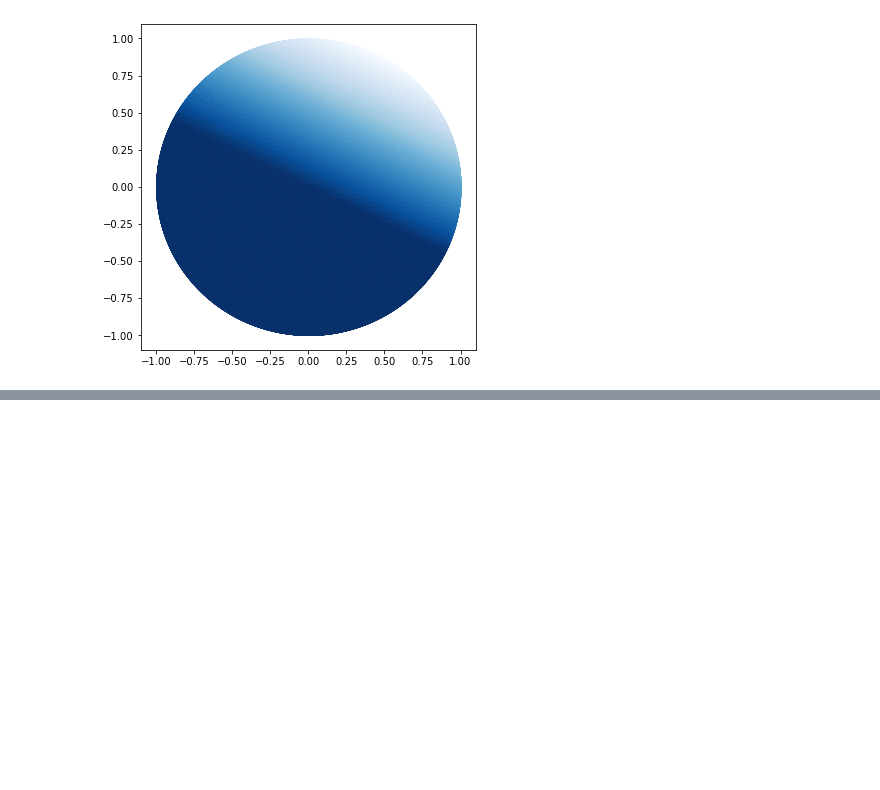
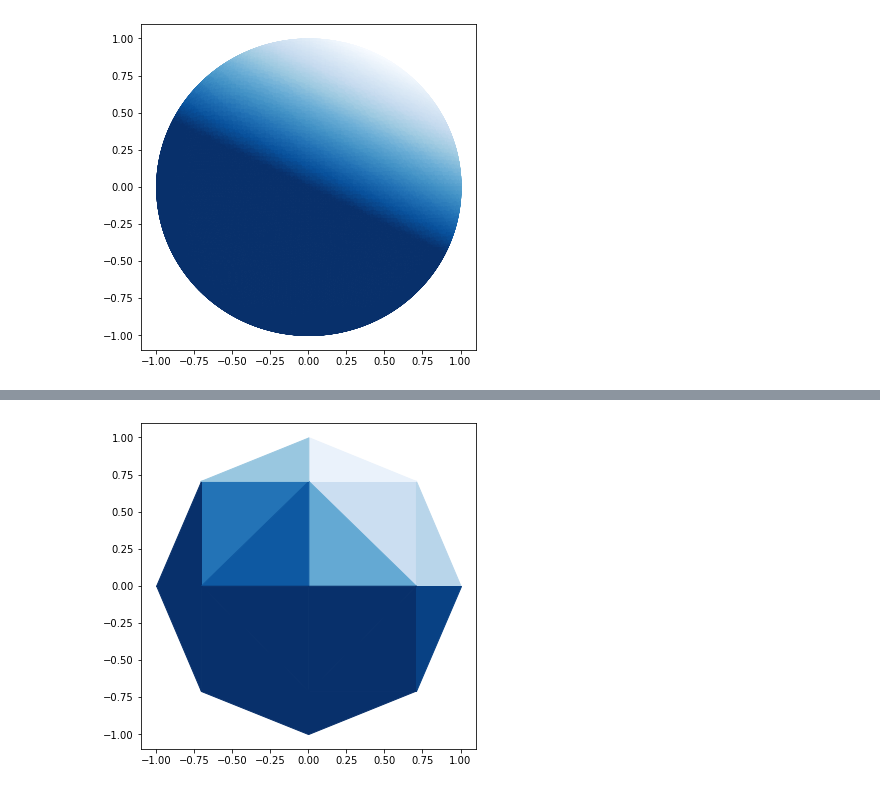
Before and after one commit to Lang-Shao/graduate_cource, a Jupyter notebook: Using_Python/Python_Books/2020Math_for_Programmers/Chapter 03/Ch03_mytest.ipynb, the cells around one changed output, grey strips where cells are left out. Drawn from its saved outputs; the diff is of its cells as text; code cells hidden in the pictures; blank space fills up the shorter version.

```diff
--- a/Using_Python/Python_Books/2020Math_for_Programmers/Chapter 03/Ch03_mytest.ipynb
+++ b/Using_Python/Python_Books/2020Math_for_Programmers/Chapter 03/Ch03_mytest.ipynb
@@ -338,7 +338,7 @@ def draw2d(*objects, origin=True, axes=True, grid=(1,1), nice_aspect_ratio=True,
                 for i in range(0,len(object.vertices)):
                     x1, y1 = object.vertices[i]
                     x2, y2 = object.vertices[(i+1)%len(object.vertices)]
-                    plt.plot([x1,x2],[y1,y2], color=object.color, lw=0)
+                    plt.plot([x1,x2],[y1,y2], color=object.color, lw=1)
             if object.fill:
                 patches = []
                 poly = Polygon(object.vertices, True)
@@ -416,0 +436,4 @@ render(sphere_approx(6), lines='gray')
+# %%
+render(sphere_approx(1), lines='gray')
+# %% [output]
+[figure, added]
```
Also changed, not shown: parts of 8 cells of this notebook.
